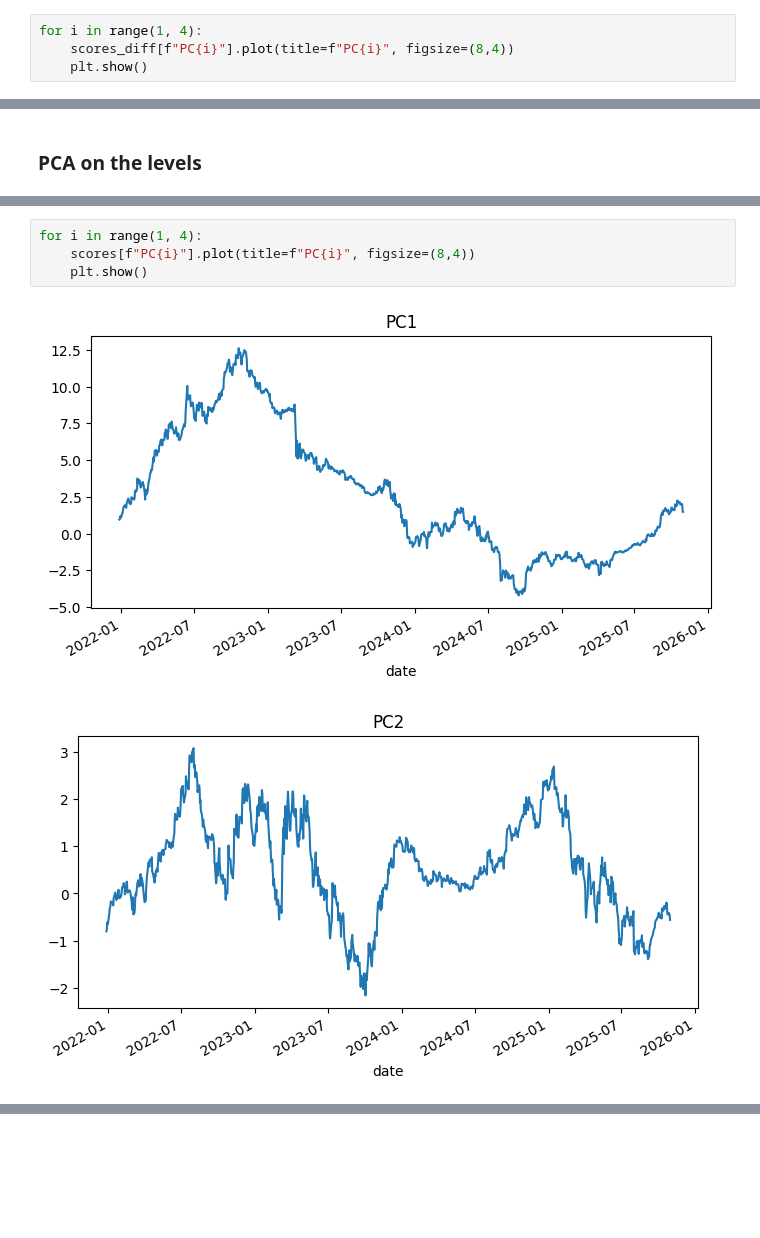
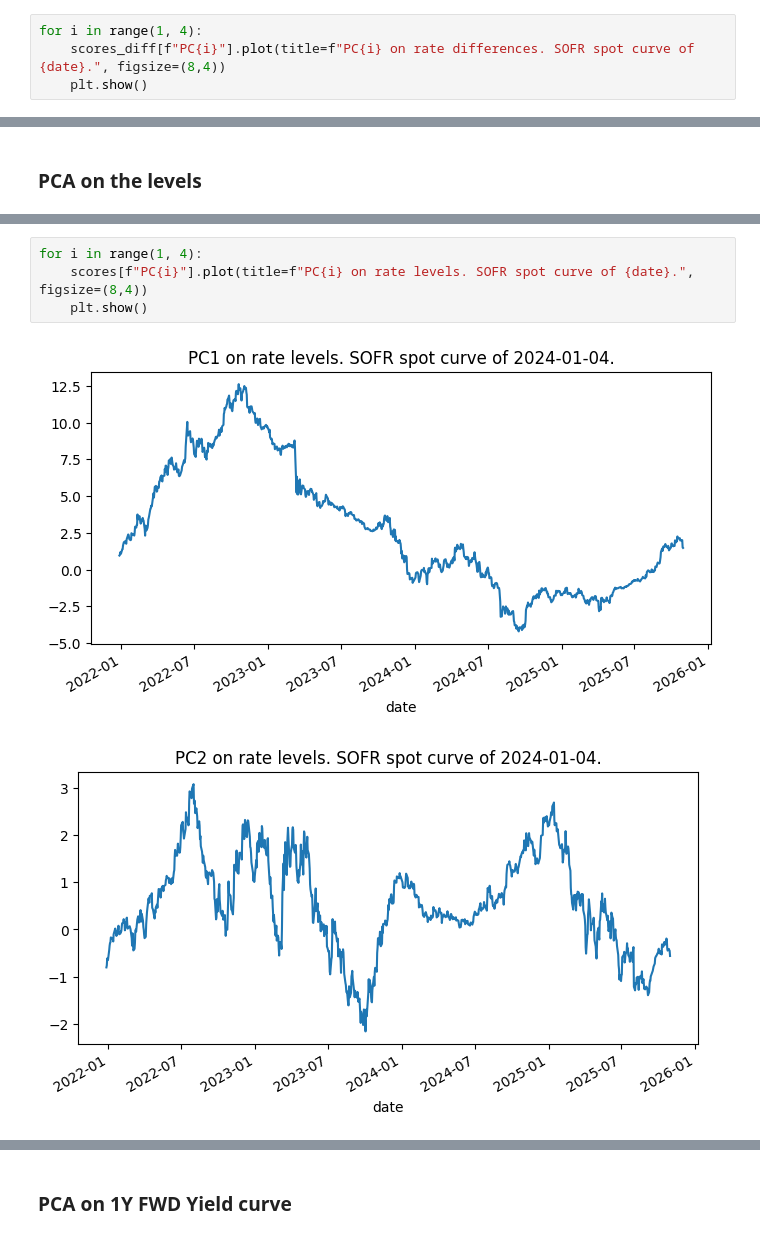
Before and after one commit to hedge-fund-strats/yield-curve-slope-trading, a Jupyter notebook: 01-pca.ipynb, the cells around one changed output, grey strips where cells are left out. Cells and saved outputs as stored; diff of their text form; blank space fills up the shorter version.

```diff
--- a/01-pca.ipynb
+++ b/01-pca.ipynb
@@ -156,6 +157,6 @@ daily_pca_diff["2022-01-04"]["explained_var_ratio"]
 array([0.89115865, 0.08066351, 0.01703509])
 # %%
 for i in range(1, 4):
-    scores_diff[f"PC{i}"].plot(title=f"PC{i}", figsize=(8,4))
+    scores_diff[f"PC{i}"].plot(title=f"PC{i} on rate differences. SOFR spot curve of {date}.", figsize=(8,4))
     plt.show()
 # %% [output]
@@ -188,7 +189,7 @@ plt.show()
 # %%
 for i in range(1, 4):
-    scores[f"PC{i}"].plot(title=f"PC{i}", figsize=(8,4))
+    scores[f"PC{i}"].plot(title=f"PC{i} on rate levels. SOFR spot curve of {date}.", figsize=(8,4))
     plt.show()
 # %% [output]
-[figure, old version]
+[figure, new version]
-[figure, old version]
+[figure, new version]
@@ -195,0 +197,2 @@ for i in range(1, 4):
+# %% [markdown]
+### PCA on 1Y FWD Yield curve
```
Also changed, not shown: parts of 7 cells of this notebook.
